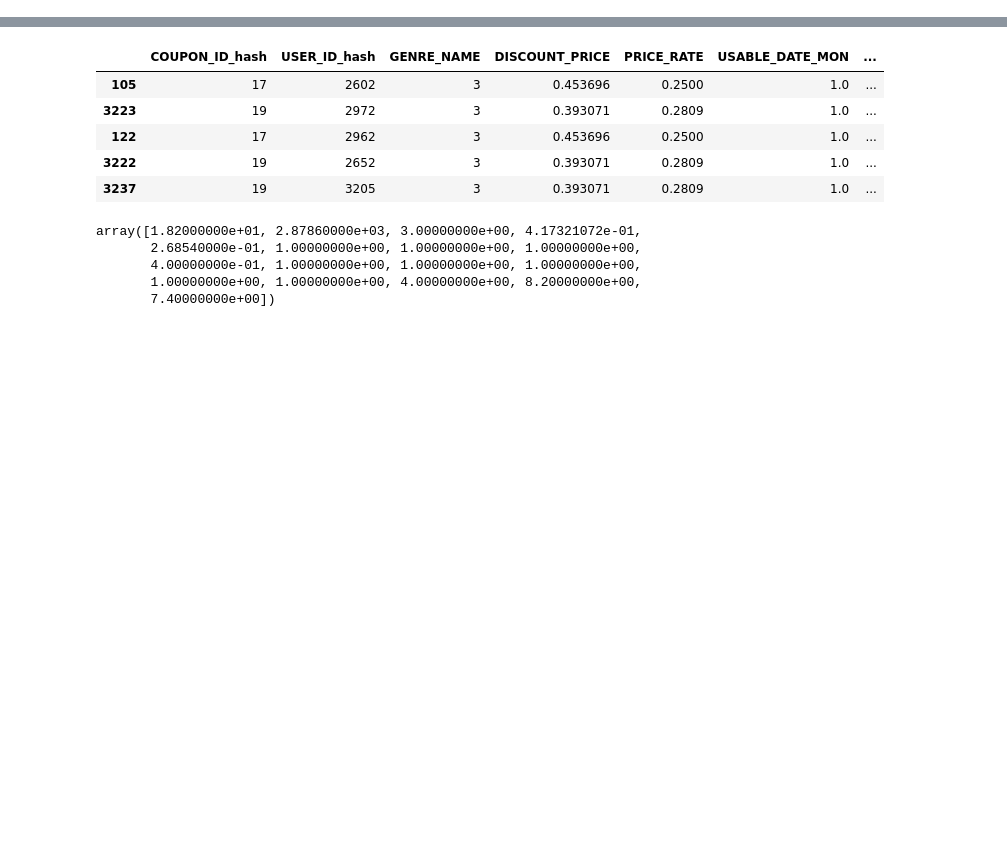
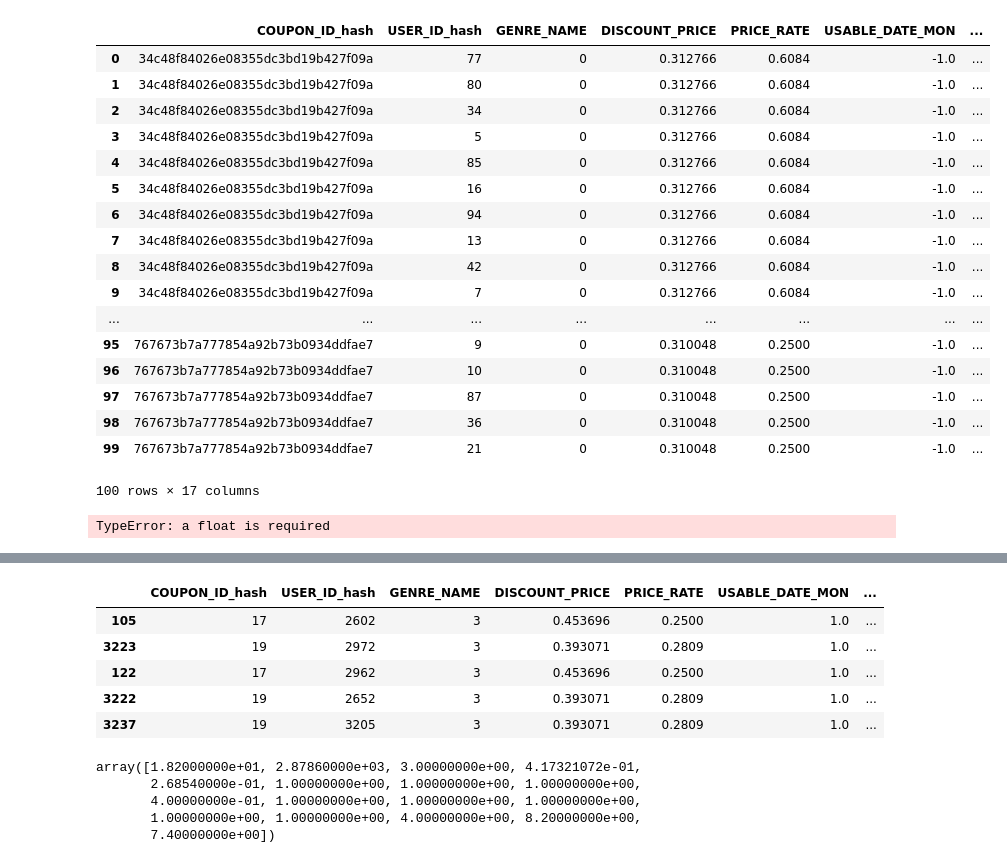
Before and after one commit to jnferreira/couponpurchasepreds, a Jupyter notebook: annoy/annoy_v4.ipynb, the cells around one changed output, grey strips where cells are left out. Drawn from its saved outputs; the diff is of its cells as text; code cells hidden in the pictures; blank space fills up the shorter version.

```diff
--- a/annoy/annoy_v4.ipynb
+++ b/annoy/annoy_v4.ipynb
@@ -67,10 +133,33 @@ df_temp[df_temp.USABLE_DATE_BEFORE_HOLIDAY == 1].head(3)
+# %%
+df_temp
+# %% [output]
+|  | COUPON_ID_hash | USER_ID_hash | GENRE_NAME | DISCOUNT_PRICE | PRICE_RATE | USABLE_DATE_MON | ... |
+| 0 | 34c48f84026e08355dc3bd19b427f09a | 77 | 0 | 0.312766 | 0.6084 | -1.0 | ... |
+| 1 | 34c48f84026e08355dc3bd19b427f09a | 80 | 0 | 0.312766 | 0.6084 | -1.0 | ... |
+| 2 | 34c48f84026e08355dc3bd19b427f09a | 34 | 0 | 0.312766 | 0.6084 | -1.0 | ... |
+| 3 | 34c48f84026e08355dc3bd19b427f09a | 5 | 0 | 0.312766 | 0.6084 | -1.0 | ... |
+| 4 | 34c48f84026e08355dc3bd19b427f09a | 85 | 0 | 0.312766 | 0.6084 | -1.0 | ... |
+| 5 | 34c48f84026e08355dc3bd19b427f09a | 16 | 0 | 0.312766 | 0.6084 | -1.0 | ... |
+| 6 | 34c48f84026e08355dc3bd19b427f09a | 94 | 0 | 0.312766 | 0.6084 | -1.0 | ... |
+| 7 | 34c48f84026e08355dc3bd19b427f09a | 13 | 0 | 0.312766 | 0.6084 | -1.0 | ... |
+| 8 | 34c48f84026e08355dc3bd19b427f09a | 42 | 0 | 0.312766 | 0.6084 | -1.0 | ... |
+| 9 | 34c48f84026e08355dc3bd19b427f09a | 7 | 0 | 0.312766 | 0.6084 | -1.0 | ... |
+| ... | ... | ... | ... | ... | ... | ... | ... |
+| 95 | 767673b7a777854a92b73b0934ddfae7 | 9 | 0 | 0.310048 | 0.2500 | -1.0 | ... |
+| 96 | 767673b7a777854a92b73b0934ddfae7 | 10 | 0 | 0.310048 | 0.2500 | -1.0 | ... |
+| 97 | 767673b7a777854a92b73b0934ddfae7 | 87 | 0 | 0.310048 | 0.2500 | -1.0 | ... |
+| 98 | 767673b7a777854a92b73b0934ddfae7 | 36 | 0 | 0.310048 | 0.2500 | -1.0 | ... |
+| 99 | 767673b7a777854a92b73b0934ddfae7 | 21 | 0 | 0.310048 | 0.2500 | -1.0 | ... |
+100 rows × 17 columns
 # %%
 l = df_temp.shape[0]
 f = len(df_temp.columns)
 t = AnnoyIndex(f, 'angular')
 # %%
 for i in range(l):
-    v = [df_temp.values[i][z] for z in range(f)]
+    v = [df_temp.vsubmessionalues[i][z] for z in range(f)]
     t.add_item(i, v)
+# %% [output]
+TypeError: a float is required
 # %%
 t.build(50)
```
Also changed, not shown: parts of 11 cells of this notebook, 1 other file.
